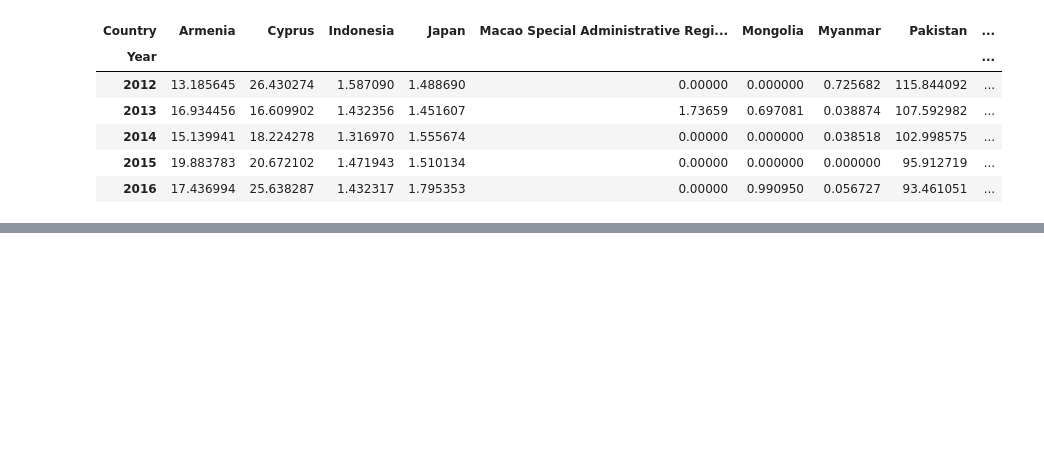
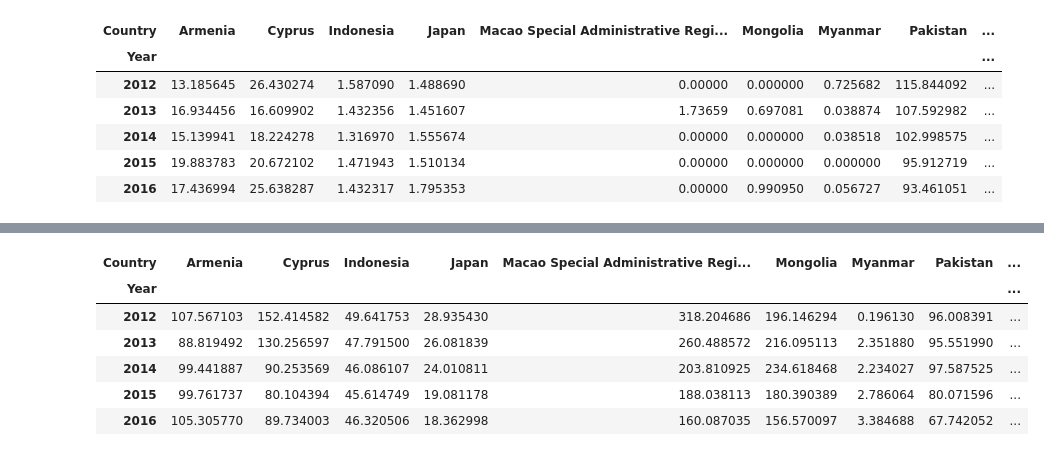
Before and after one commit to martinrein/Crimes-In-Asia-Analysis, a Jupyter notebook: main.ipynb, the cells around one changed output, grey strips where cells are left out. Drawn from its saved outputs; the diff is of its cells as text; code cells hidden in the pictures; blank space fills up the shorter version.

```diff
--- a/main.ipynb
+++ b/main.ipynb
@@ -573,0 +676,13 @@ Source: [Pakistani Taliban Gaining More Resources From Kidnapping](https://www.n
+# %%
+# Display Robbery by Country and Year
+df_robbery = pd.pivot_table(df_robbery, index='Year', columns='Country', values='Rate', aggfunc=sum, fill_value=0)
+df_robbery = df_robbery[-6:]
+df_robbery
+# %% [output]
+| Country | Armenia | Cyprus | Indonesia | Japan | Macao Special Administrative Regi... | Mongolia | Myanmar | Pakistan | ... |
+| Year |  |  |  |  |  |  |  |  | ... |
+| 2012 | 107.567103 | 152.414582 | 49.641753 | 28.935430 | 318.204686 | 196.146294 | 0.196130 | 96.008391 | ... |
+| 2013 | 88.819492 | 130.256597 | 47.791500 | 26.081839 | 260.488572 | 216.095113 | 2.351880 | 95.551990 | ... |
+| 2014 | 99.441887 | 90.253569 | 46.086107 | 24.010811 | 203.810925 | 234.618468 | 2.234027 | 97.587525 | ... |
+| 2015 | 99.761737 | 80.104394 | 45.614749 | 19.081178 | 188.038113 | 180.390389 | 2.786064 | 80.071596 | ... |
+| 2016 | 105.305770 | 89.734003 | 46.320506 | 18.362998 | 160.087035 | 156.570097 | 3.384688 | 67.742052 | ... |
```
Also changed, not shown: parts of 16 cells of this notebook.
